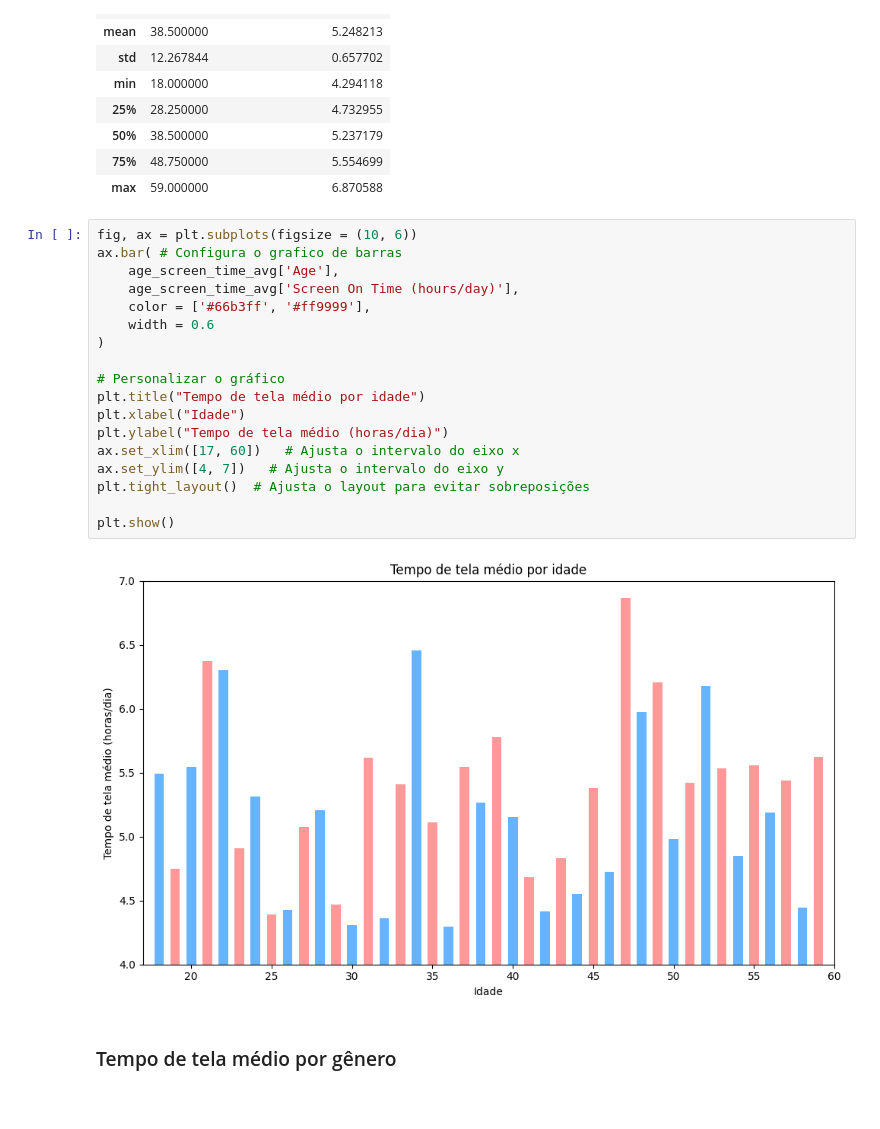
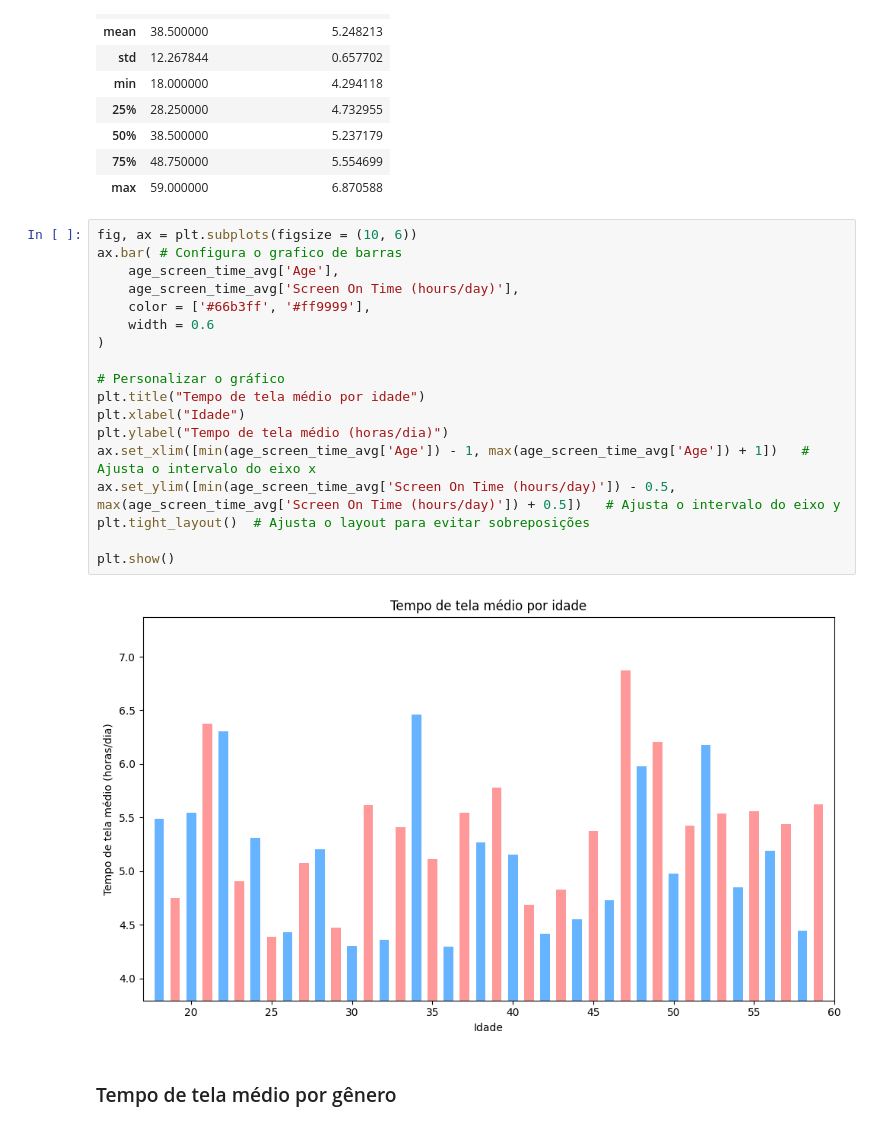
Before and after one commit to ViniciusLeoniGoncalves/Projeto-final-Org-Dados, a Jupyter notebook: analysis/analysis.ipynb, the cells around one changed output. Drawn from its saved outputs; the diff is of its cells as text.

```diff
--- a/analysis/analysis.ipynb
+++ b/analysis/analysis.ipynb
@@ -196,23 +196,23 @@ age_screen_time_avg.describe()
 # %%
 fig, ax = plt.subplots(figsize = (10, 6))
 ax.bar( # Configura o grafico de barras
     age_screen_time_avg['Age'],
     age_screen_time_avg['Screen On Time (hours/day)'],
     color = ['#66b3ff', '#ff9999'],
     width = 0.6
 )
 
 # Personalizar o gráfico
 plt.title("Tempo de tela médio por idade")
 plt.xlabel("Idade")
 plt.ylabel("Tempo de tela médio (horas/dia)")
-ax.set_xlim([17, 60])   # Ajusta o intervalo do eixo x
-ax.set_ylim([4, 7])   # Ajusta o intervalo do eixo y
+ax.set_xlim([min(age_screen_time_avg['Age']) - 1, max(age_screen_time_avg['Age']) + 1])   # Ajusta o intervalo do eixo x
+ax.set_ylim([min(age_screen_time_avg['Screen On Time (hours/day)']) - 0.5, max(age_screen_time_avg['Screen On Time (hours/day)']) + 0.5])   # Ajusta o intervalo do eixo y
 plt.tight_layout()  # Ajusta o layout para evitar sobreposições
 
 plt.show()
 # %% [output]
-[figure, old version]
+[figure, new version]
 # %% [markdown]
 ### Tempo de tela médio por gênero
 # %%
```
Also changed, not shown: parts of 11 cells of this notebook.
